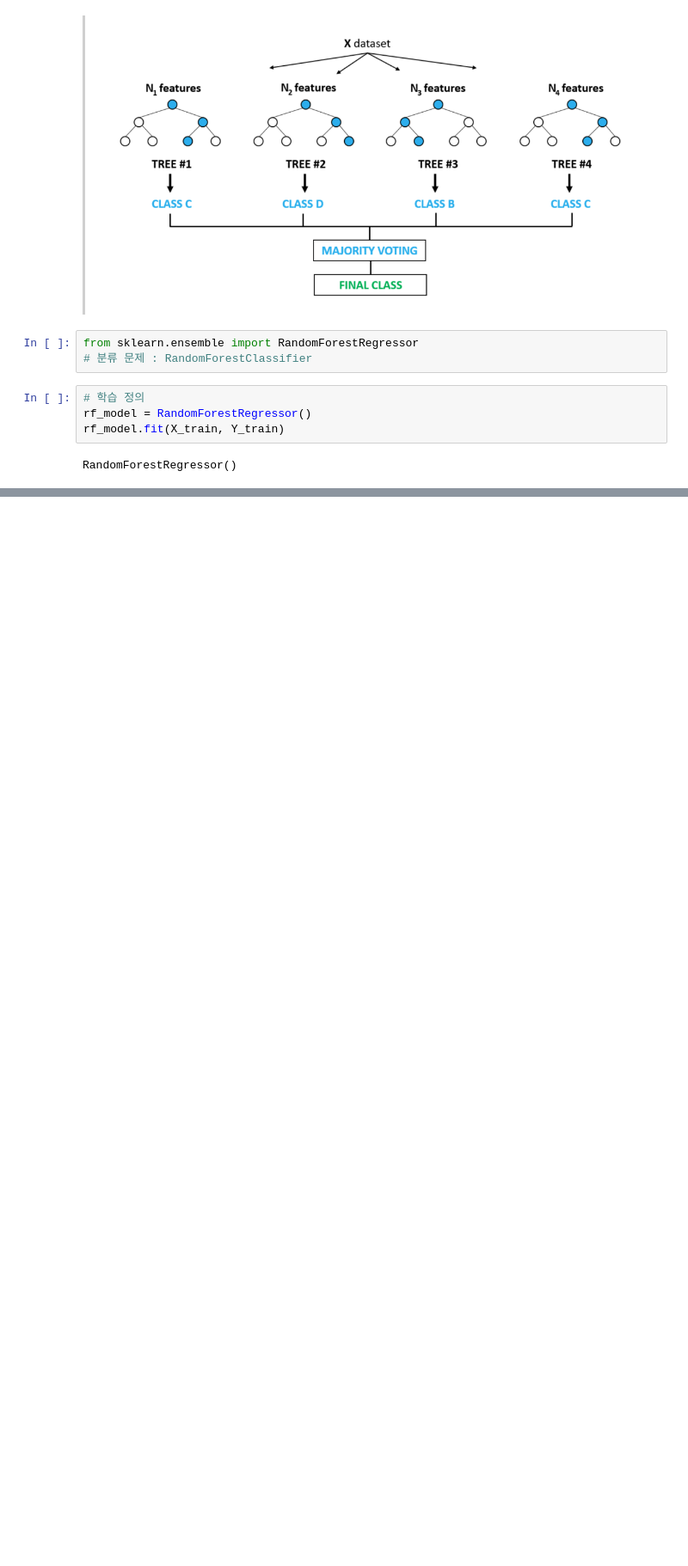
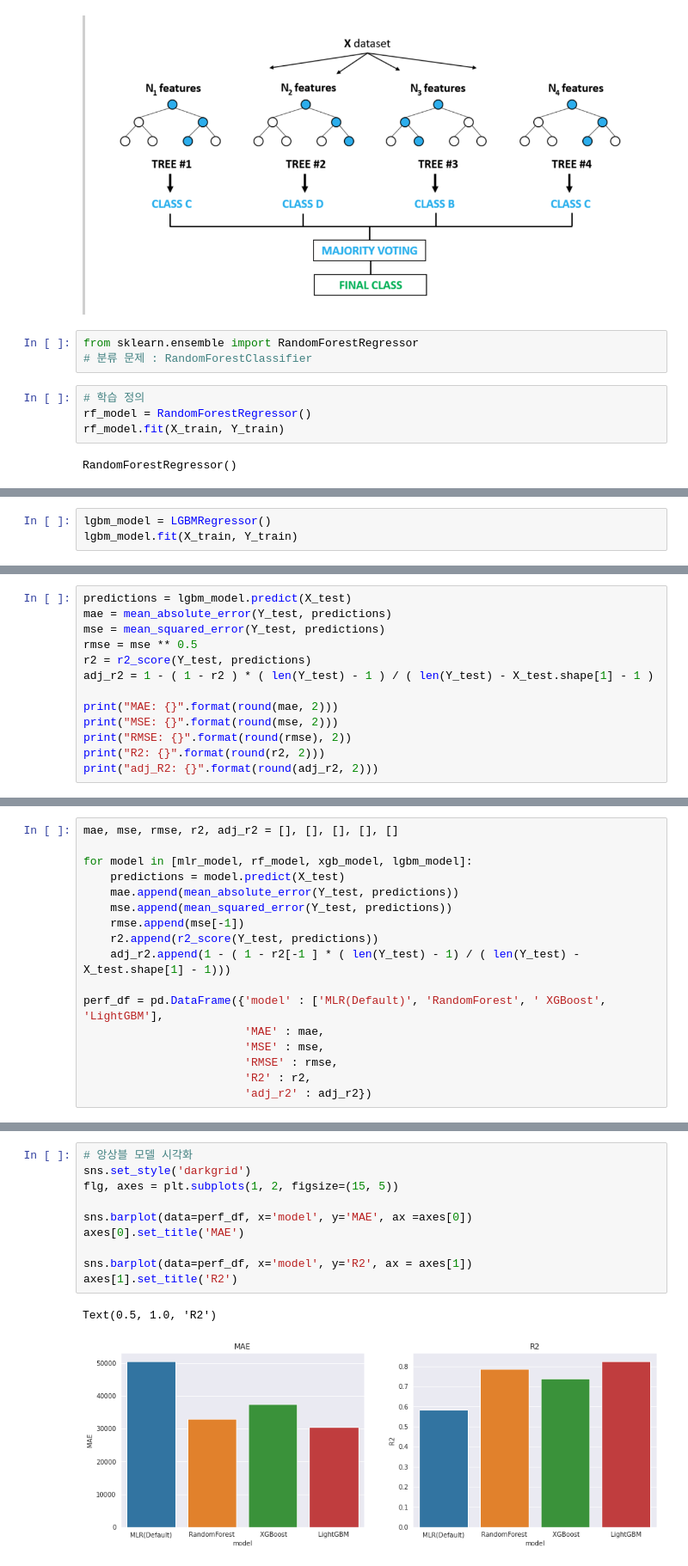
Before and after one commit to sleeptiger/Abc-project, a Jupyter notebook: 머신러닝L.ipynb, the cells around one changed output, grey strips where cells are left out. Shown at 86% size. Saved outputs shown, nothing was run; the diff lists cells and outputs as text; blank space fills up the shorter version.

```diff
--- a/머신러닝L.ipynb
+++ b/머신러닝L.ipynb
@@ -1089,0 +1147,3 @@ adj_R2: 0.86
+# %%
+lgbm_model = LGBMRegressor()
+lgbm_model.fit(X_train, Y_train)
@@ -1089,0 +1152,13 @@ adj_R2: 0.86
+# %%
+predictions = lgbm_model.predict(X_test)
+mae = mean_absolute_error(Y_test, predictions)
+mse = mean_squared_error(Y_test, predictions)
+rmse = mse ** 0.5
+r2 = r2_score(Y_test, predictions)
+adj_r2 = 1 - ( 1 - r2 ) * ( len(Y_test) - 1 ) / ( len(Y_test) - X_test.shape[1] - 1 )
+
+print("MAE: {}".format(round(mae, 2)))
+print("MSE: {}".format(round(mse, 2)))
+print("RMSE: {}".format(round(rmse), 2))
+print("R2: {}".format(round(r2, 2)))
+print("adj_R2: {}".format(round(adj_r2, 2)))
@@ -1089,0 +1173,17 @@ adj_R2: 0.86
+# %%
+mae, mse, rmse, r2, adj_r2 = [], [], [], [], []
+
+for model in [mlr_model, rf_model, xgb_model, lgbm_model]:
+    predictions = model.predict(X_test)
+    mae.append(mean_absolute_error(Y_test, predictions))
+    mse.append(mean_squared_error(Y_test, predictions))
+    rmse.append(mse[-1])
+    r2.append(r2_score(Y_test, predictions))
+    adj_r2.append(1 - ( 1 - r2[-1 ] * ( len(Y_test) - 1) / ( len(Y_test) - X_test.shape[1] - 1)))
+
+perf_df = pd.DataFrame({'model' : ['MLR(Default)', 'RandomForest', ' XGBoost', 'LightGBM'],
+                        'MAE' : mae,
+                        'MSE' : mse,
+                        'RMSE' : rmse,
+                        'R2' : r2,
+                        'adj_r2' : adj_r2})
@@ -1089,0 +1198,13 @@ adj_R2: 0.86
+# %%
+# 앙상블 모델 시각화
+sns.set_style('darkgrid')
+flg, axes = plt.subplots(1, 2, figsize=(15, 5))
+
+sns.barplot(data=perf_df, x='model', y='MAE', ax =axes[0])
+axes[0].set_title('MAE')
+
+sns.barplot(data=perf_df, x='model', y='R2', ax = axes[1])
+axes[1].set_title('R2')
+# %% [output]
+Text(0.5, 1.0, 'R2')
+[figure, added]
```
Also changed, not shown: parts of 41 cells of this notebook.
